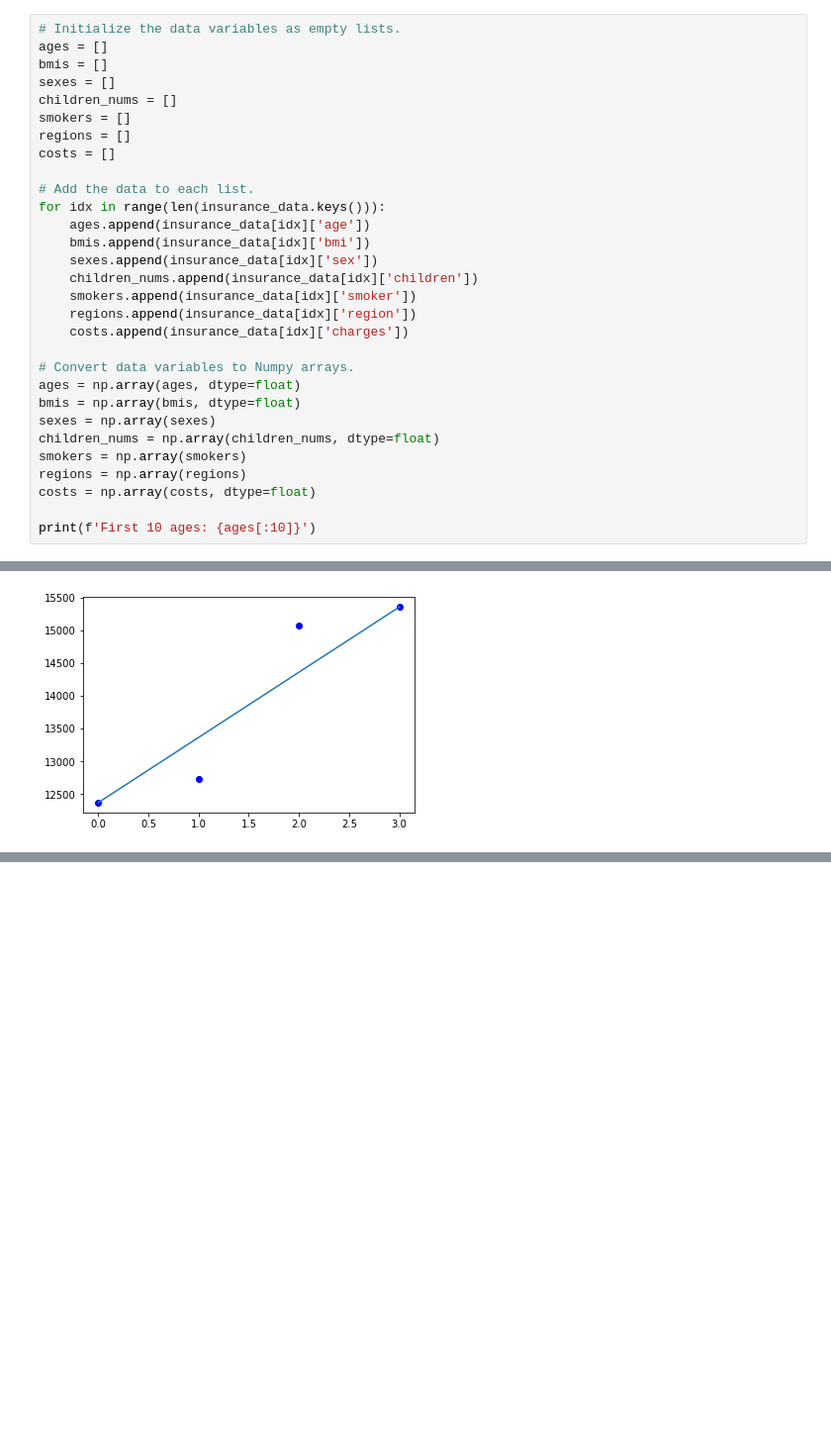
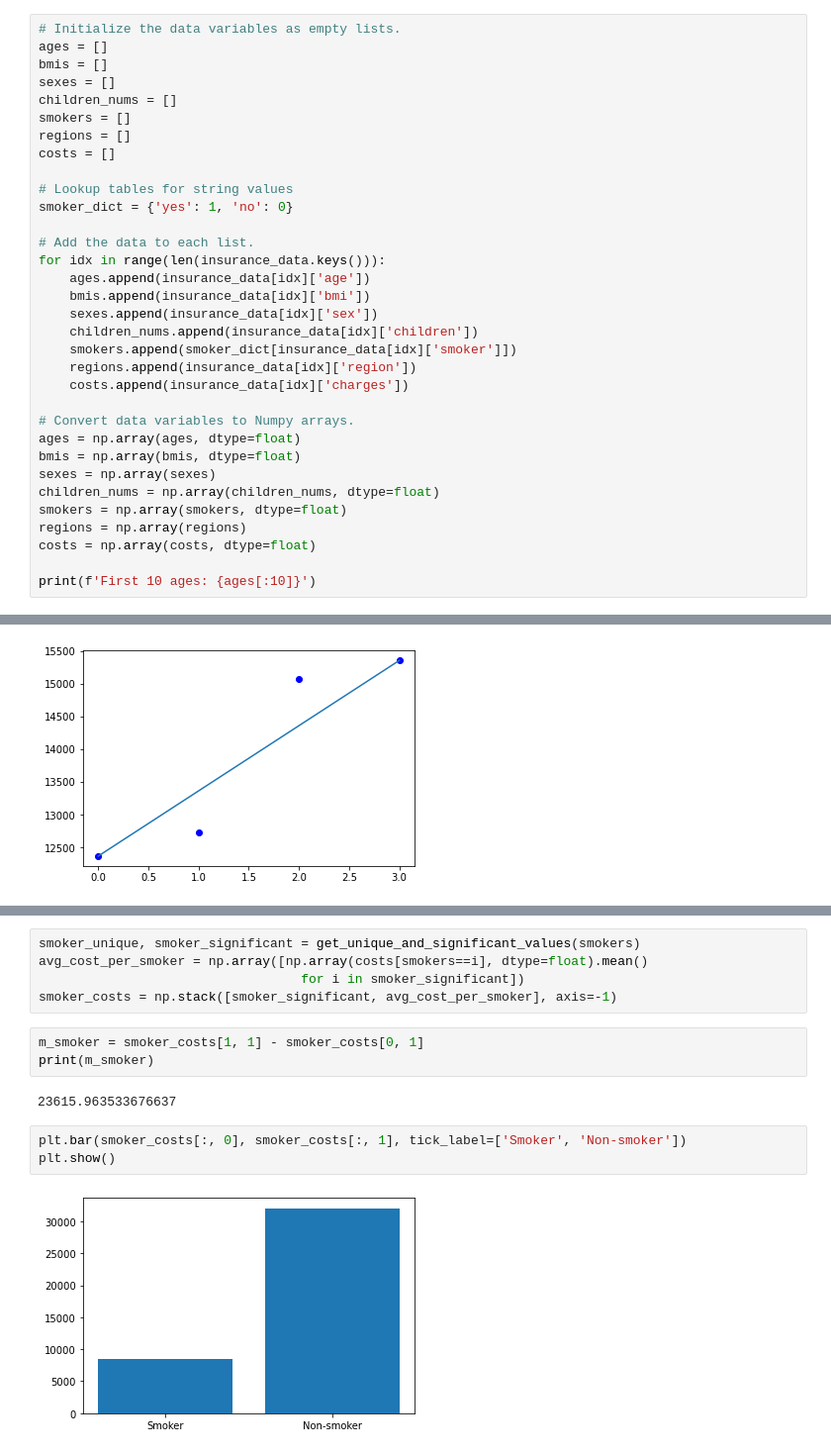
Before and after one commit to nelsen129/us-medical-insurance-costs, a Jupyter notebook: us-medical-insurance-costs.ipynb, the cells around one changed output, grey strips where cells are left out. Shown at 99% size. Saved outputs shown, nothing was run; the diff lists cells and outputs as text; blank space fills up the shorter version.

Commit message:
Added smoker analysis

```diff
--- a/us-medical-insurance-costs.ipynb
+++ b/us-medical-insurance-costs.ipynb
@@ -33,13 +33,16 @@ smokers = []
 regions = []
 costs = []
 
+# Lookup tables for string values
+smoker_dict = {'yes': 1, 'no': 0}
+
 # Add the data to each list.
 for idx in range(len(insurance_data.keys())):
     ages.append(insurance_data[idx]['age'])
     bmis.append(insurance_data[idx]['bmi'])
     sexes.append(insurance_data[idx]['sex'])
     children_nums.append(insurance_data[idx]['children'])
-    smokers.append(insurance_data[idx]['smoker'])
+    smokers.append(smoker_dict[insurance_data[idx]['smoker']])
     regions.append(insurance_data[idx]['region'])
     costs.append(insurance_data[idx]['charges'])
 
@@ -48,7 +51,7 @@ ages = np.array(ages, dtype=float)
 bmis = np.array(bmis, dtype=float)
 sexes = np.array(sexes)
 children_nums = np.array(children_nums, dtype=float)
-smokers = np.array(smokers)
+smokers = np.array(smokers, dtype=float)
 regions = np.array(regions)
 costs = np.array(costs, dtype=float)
 
@@ -185,0 +195,15 @@ plt.show()
+# %%
+smoker_unique, smoker_significant = get_unique_and_significant_values(smokers)
+avg_cost_per_smoker = np.array([np.array(costs[smokers==i], dtype=float).mean()
+                                  for i in smoker_significant])
+smoker_costs = np.stack([smoker_significant, avg_cost_per_smoker], axis=-1)
+# %%
+m_smoker = smoker_costs[1, 1] - smoker_costs[0, 1]
+print(m_smoker)
+# %% [output]
+23615.963533676637
+# %%
+plt.bar(smoker_costs[:, 0], smoker_costs[:, 1], tick_label=['Smoker', 'Non-smoker'])
+plt.show()
+# %% [output]
+[figure, added]
```
Also changed, not shown: parts of 2 cells of this notebook.
